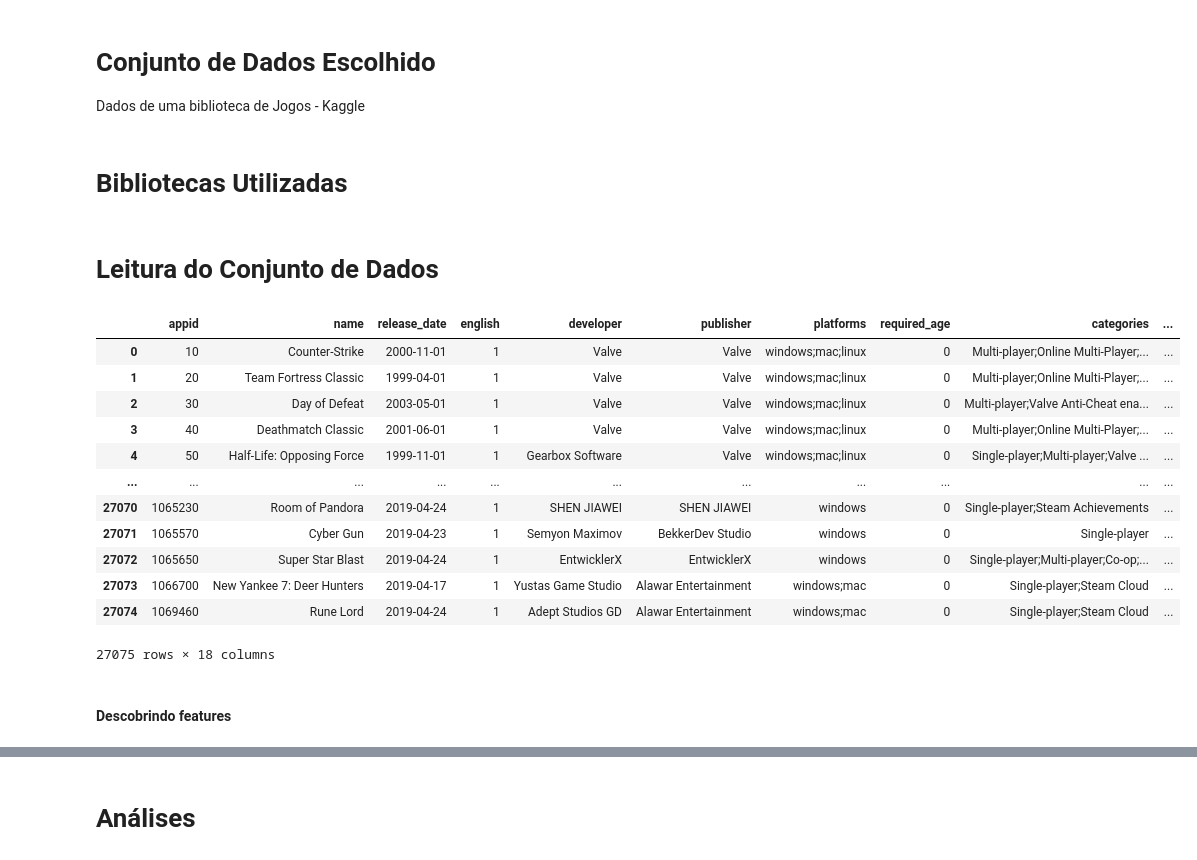
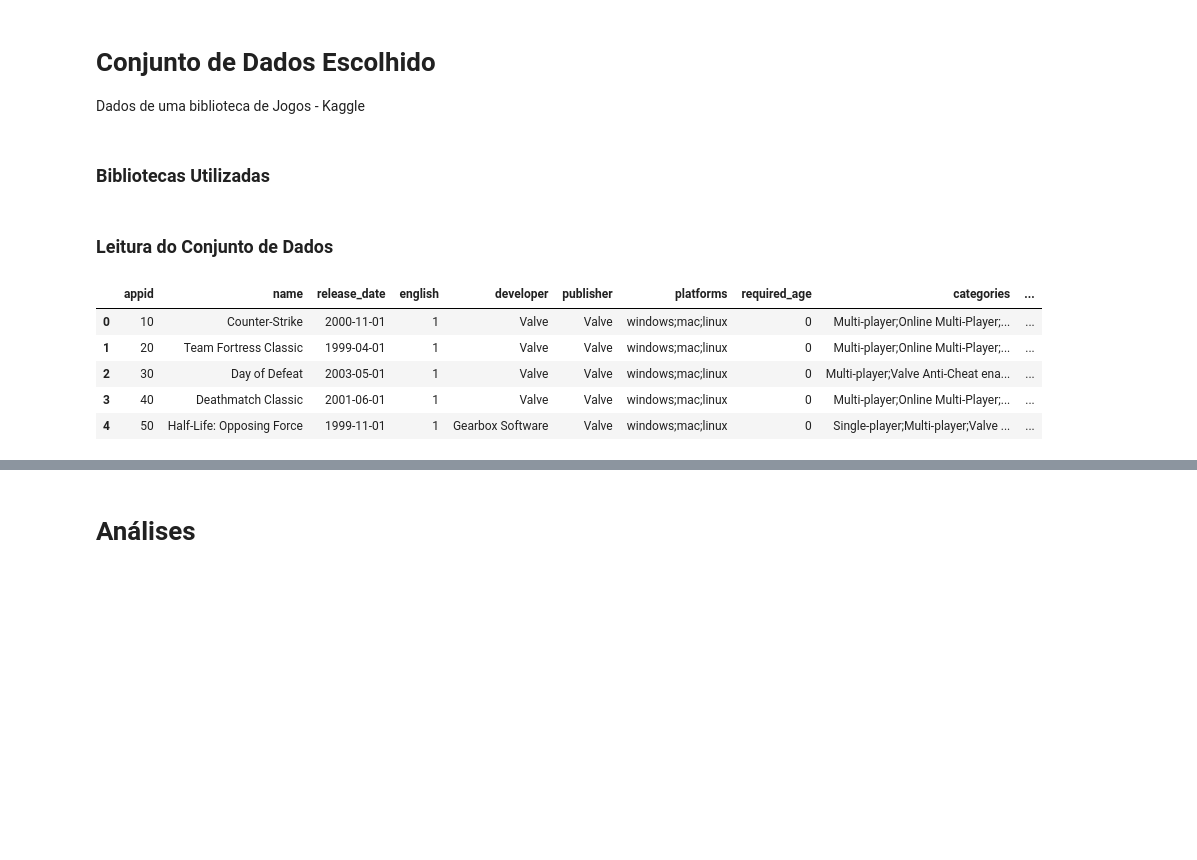
Before and after one commit to nickfsoares/Data_mining, a Jupyter notebook: 1_SteamStoreGames/SteamStoreGames.ipynb, the cells around one changed output, grey strips where cells are left out. Saved outputs shown, nothing was run; the diff lists cells and outputs as text; code cells hidden in the pictures; blank space fills up the shorter version.

```diff
--- a/1_SteamStoreGames/SteamStoreGames.ipynb
+++ b/1_SteamStoreGames/SteamStoreGames.ipynb
@@ -11,7 +11,7 @@ Steam Store Games - Data Mining
 # Conjunto de Dados Escolhido
 Dados de uma biblioteca de Jogos - Kaggle
 # %% [markdown]
-# Bibliotecas Utilizadas
+### Bibliotecas Utilizadas
 # %%
 import pandas as pd
 import numpy as np
@@ -19,26 +19,17 @@ import seaborn as sns
 %matplotlib inline
 import matplotlib.pyplot as plt
 # %% [markdown]
-# Leitura do Conjunto de Dados
+### Leitura do Conjunto de Dados
 # %%
 data = pd.read_csv("steam.csv", sep=",", engine='python')
 #df_games = pd.read_csv("steam.csv", sep=",", engine='python')
 df_game_tags = pd.read_csv("steamspy_tag_data.csv", sep=",", engine='python')
 df_game_req = pd.read_csv("steam_requirements_data.csv", sep=",", engine='python')
-data
+data.head()
 # %% [output]
 |  | appid | name | release_date | english | developer | publisher | platforms | required_age | categories | ... |
 | 0 | 10 | Counter-Strike | 2000-11-01 | 1 | Valve | Valve | windows;mac;linux | 0 | Multi-player;Online Multi-Player;... | ... |
 | 1 | 20 | Team Fortress Classic | 1999-04-01 | 1 | Valve | Valve | windows;mac;linux | 0 | Multi-player;Online Multi-Player;... | ... |
 | 2 | 30 | Day of Defeat | 2003-05-01 | 1 | Valve | Valve | windows;mac;linux | 0 | Multi-player;Valve Anti-Cheat ena... | ... |
 | 3 | 40 | Deathmatch Classic | 2001-06-01 | 1 | Valve | Valve | windows;mac;linux | 0 | Multi-player;Online Multi-Player;... | ... |
 | 4 | 50 | Half-Life: Opposing Force | 1999-11-01 | 1 | Gearbox Software | Valve | windows;mac;linux | 0 | Single-player;Multi-player;Valve ... | ... |
-| ... | ... | ... | ... | ... | ... | ... | ... | ... | ... | ... |
-| 27070 | 1065230 | Room of Pandora | 2019-04-24 | 1 | SHEN JIAWEI | SHEN JIAWEI | windows | 0 | Single-player;Steam Achievements | ... |
-| 27071 | 1065570 | Cyber Gun | 2019-04-23 | 1 | Semyon Maximov | BekkerDev Studio | windows | 0 | Single-player | ... |
-| 27072 | 1065650 | Super Star Blast | 2019-04-24 | 1 | EntwicklerX | EntwicklerX | windows | 0 | Single-player;Multi-player;Co-op;... | ... |
-| 27073 | 1066700 | New Yankee 7: Deer Hunters | 2019-04-17 | 1 | Yustas Game Studio | Alawar Entertainment | windows;mac | 0 | Single-player;Steam Cloud | ... |
-| 27074 | 1069460 | Rune Lord | 2019-04-24 | 1 | Adept Studios GD | Alawar Entertainment | windows;mac | 0 | Single-player;Steam Cloud | ... |
-27075 rows × 18 columns
-# %% [markdown]
-#### Descobrindo features
```
Also changed, not shown: parts of 21 cells of this notebook.
